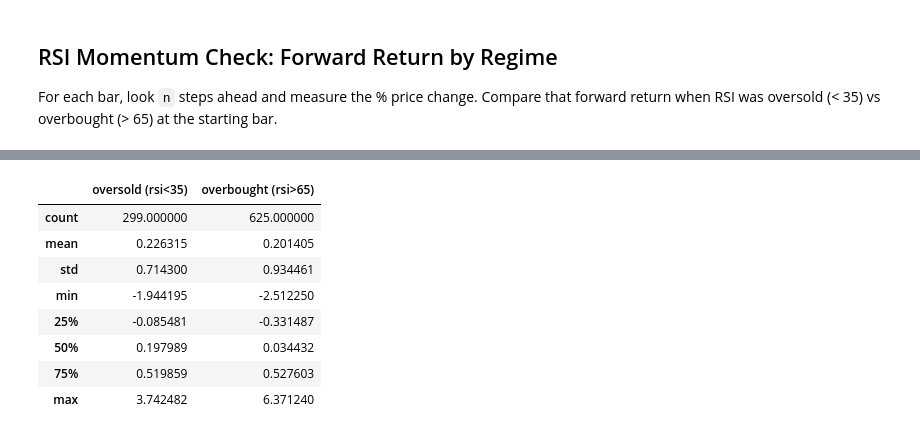
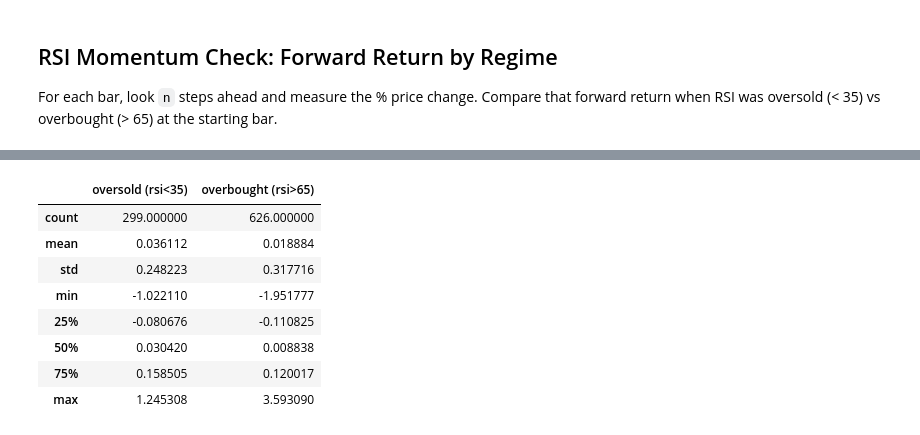
Before and after one commit to SuppanatP/AlgoGoneCrazy, a Jupyter notebook: visualization/eda.ipynb, the cells around one changed output, grey strips where cells are left out. Drawn from its saved outputs; the diff is of its cells as text; code cells hidden in the pictures.

```diff
--- a/visualization/eda.ipynb
+++ b/visualization/eda.ipynb
@@ -291,4 +251,5 @@ def add_forward_return(df, periods=10, price_col='close', group_col='instrument_
     return df
 
 
-dfs['market_bars_30m_df'] = add_forward_return(dfs['market_bars_30m_df'], periods=10)
+for i in range(1, 11):
+    dfs['market_bars_30m_df'] = add_forward_return(dfs['market_bars_30m_df'], periods=i)
@@ -295,35 +272,35 @@ dfs['market_bars_30m_df'] = add_forward_return(dfs['market_bars_30m_df'], period
 # %%
 def rsi_regime_stats(df, low=35, high=65, periods=10, rsi_col='rsi', group_col='instrument_id'):
     """Compare forward returns following an oversold (rsi < low) vs overbought (rsi > high) reading."""
     ret_col = f'fwd_return_{periods}'
     oversold = df.loc[df[rsi_col] < low, ret_col].dropna()
     overbought = df.loc[df[rsi_col] > high, ret_col].dropna()
 
     summary = pd.DataFrame({
         f'oversold (rsi<{low})': oversold.describe(),
         f'overbought (rsi>{high})': overbought.describe(),
     })
 
     by_instrument = df.assign(
         regime=np.select(
             [df[rsi_col] < low, df[rsi_col] > high],
             ['oversold', 'overbought'],
             default=None,
         )
     ).dropna(subset=['regime', ret_col]).groupby([group_col, 'regime'])[ret_col].agg(['count', 'mean', 'median', 'std'])
 
     return summary, by_instrument, oversold, overbought
 
 
-summary, by_instrument, oversold, overbought = rsi_regime_stats(dfs['market_bars_30m_df'], low=35, high=65, periods=10)
+summary, by_instrument, oversold, overbought = rsi_regime_stats(dfs['market_bars_30m_df'], low=35, high=65, periods=1)
 summary
 # %% [output]
 |  | oversold (rsi<35) | overbought (rsi>65) |
-| count | 299.000000 | 625.000000 |
-| mean | 0.226315 | 0.201405 |
-| std | 0.714300 | 0.934461 |
-| min | -1.944195 | -2.512250 |
-| 25% | -0.085481 | -0.331487 |
-| 50% | 0.197989 | 0.034432 |
-| 75% | 0.519859 | 0.527603 |
-| max | 3.742482 | 6.371240 |
+| count | 299.000000 | 626.000000 |
+| mean | 0.036112 | 0.018884 |
+| std | 0.248223 | 0.317716 |
+| min | -1.022110 | -1.951777 |
+| 25% | -0.080676 | -0.110825 |
+| 50% | 0.030420 | 0.008838 |
+| 75% | 0.158505 | 0.120017 |
+| max | 1.245308 | 3.593090 |
```
Also changed, not shown: parts of 22 cells of this notebook.
